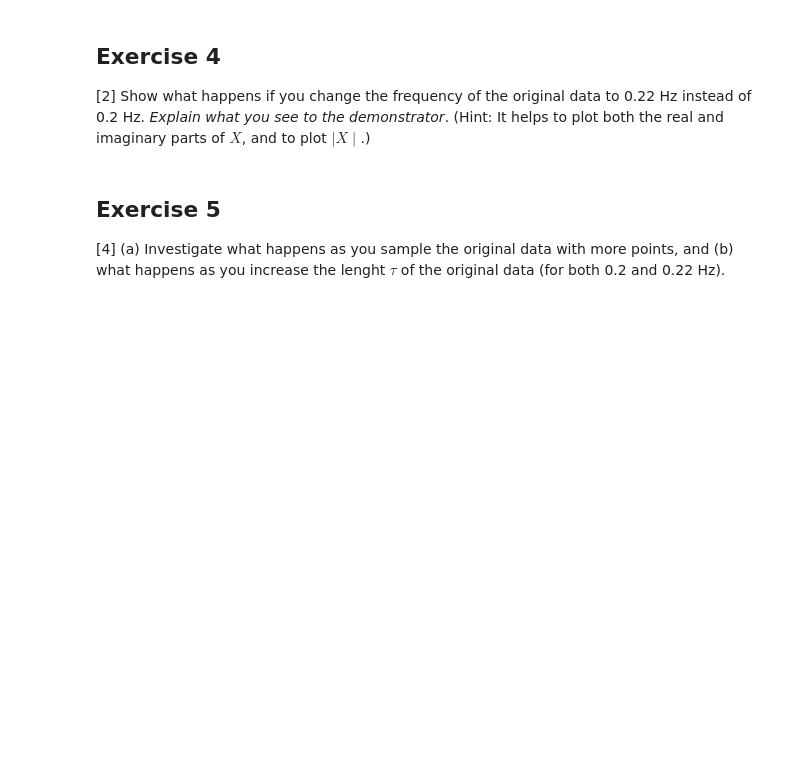
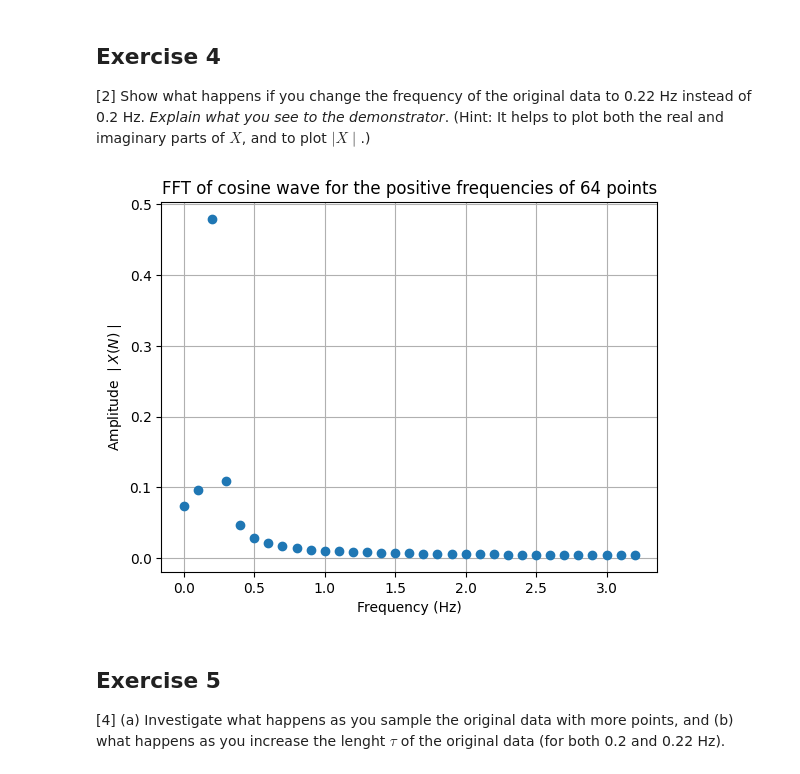
Before and after one commit to PX2145-2025/week-10-b-Finlay-Hall, a Jupyter notebook: FFT.ipynb, the cells around one changed output. Cells and saved outputs as stored; diff of their text form; code cells hidden in the pictures; blank space fills up the shorter version.

```diff
--- a/FFT.ipynb
+++ b/FFT.ipynb
@@ -392,6 +392,29 @@ plt.grid()
 ## Exercise 4
 [2] Show what happens if you change the frequency of the original data to 0.22 Hz instead of 0.2 Hz. _Explain what you see to the demonstrator_.
 (Hint: It helps to plot both the real and imaginary parts of $X$, and to plot $\mid X \mid$.)
+# %%
+N = 64 # the fft algorithm is fastest for N a power of 2
+tau = 10.0 # time length
+t = np.linspace(0, tau, N, endpoint=False) # creates N points to cover tau seconds
+# Choose endpoint False so that signal would fit exactly periodically within tau
+f = 0.22 # frequency in Hz
+x = np.cos(2*np.pi*f*t) # create x array, amplitude 1.0
+
+Fs = N/tau # define sampling rate to be used in Spectrum1
+
+# unpack the returned tuple into frequency and amplitude arrays
+plot_frq, plot_amplitudes = Spectrum1(x, Fs)
+
+# plot the magnitude of the complex amplitudes against the frequencies
+plt.plot(plot_frq, np.abs(plot_amplitudes), 'o')
+plt.title('FFT of cosine wave for the positive frequencies of '+str(N)+' points'.format(f, N, tau))
+plt.xlabel('Frequency (Hz)')
+plt.ylabel('Amplitude $\mid X(N)\mid$')
+plt.grid()
+
+# i see a gradual spike at 0.22Hz because tau no longer matches the period of the underlying signal
+# %% [output]
+[figure, added]
 # %% [markdown]
 ## Exercise 5
 
```
